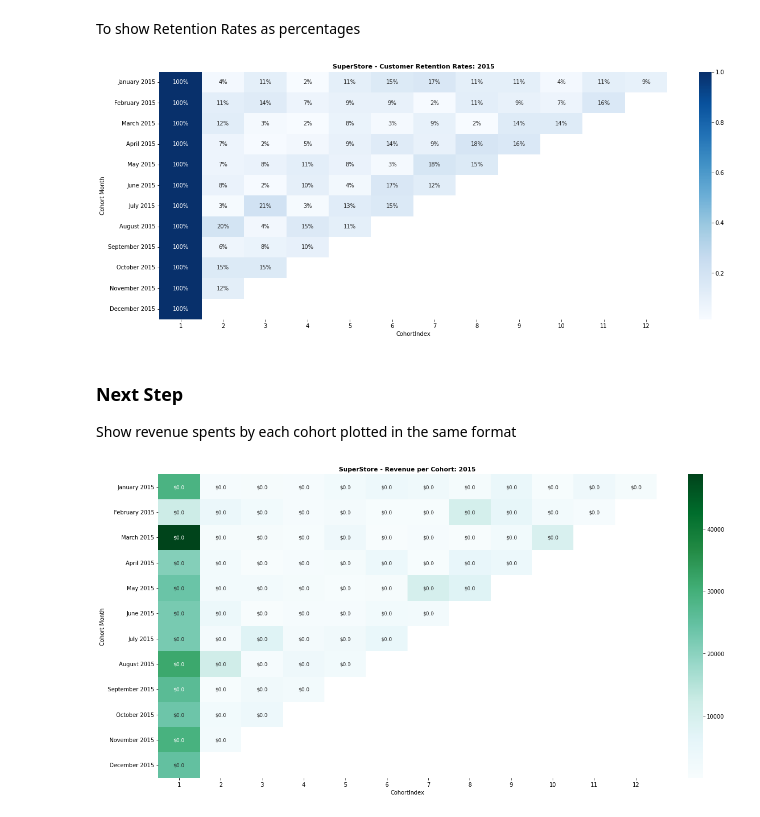
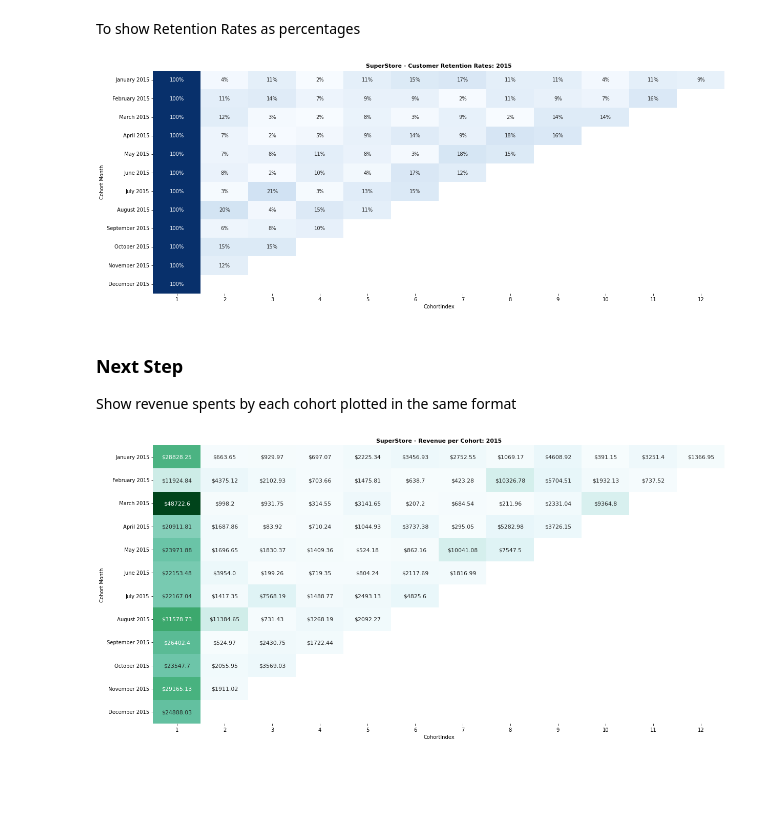
Before and after one commit to WayneNyariroh/customer-retention_cohortAnalysis, a Jupyter notebook: RetentionAnalysis.ipynb, the cells around one changed output. Saved outputs shown, nothing was run; the diff lists cells and outputs as text; code cells hidden in the pictures; blank space fills up the shorter version.

```diff
--- a/RetentionAnalysis.ipynb
+++ b/RetentionAnalysis.ipynb
@@ -319,12 +319,12 @@ To show Retention Rates as percentages
 # %%
 retention_rates_2015 = cohort_table_2015.divide(cohort_table_2015.iloc[:,0], axis=0) #divide each row by the first row aka month 1, add fmt='.0%' to plot attributes
 
 plt.figure(figsize=(20,8))
 plt.title('SuperStore - Customer Retention Rates: 2015',fontsize=11, fontweight='bold')
-sns.heatmap(retention_rates_2015, annot=True, cmap='Blues', fmt='.0%')
+sns.heatmap(retention_rates_2015, annot=True, cmap='Blues', fmt='.0%', cbar=False)
 plt.show()
 # %% [output]
-[figure, old version]
+[figure, new version]
 # %% [markdown]
 ### Next Step
 
@@ -335,18 +335,17 @@ revenue_table_2015 = revenue_cohort_df.pivot(index='Cohort Month', columns=['Coh
 
 revenue_table_2015.index = revenue_table_2015.index.strftime('%B %Y')
 
-
 plt.figure(figsize=(20,10))
 plt.title('SuperStore - Revenue per Cohort: 2015',fontsize=11, fontweight='bold')
-heatmap = sns.heatmap(revenue_table_2015, annot=True, annot_kws={"size":9}, cmap='BuGn', fmt='.2f')
-
+heatmap = sns.heatmap(revenue_table_2015, annot=True, annot_kws={"size":11}, cmap='BuGn', fmt='.2f', cbar=False)
+#added after, to show currency symbol in the annotations
 for t in heatmap.texts:
     current_text = t.get_text()
-    text_transform = (lambda x: f"${x//1000000000}")
+    text_transform = (lambda x: f"${x}")
     t.set_text(text_transform(float(current_text)))
 
 plt.show()
 # %% [output]
-[figure, old version]
+[figure, new version]
 # %%
 revenue_table_2015
```
Also changed, not shown: parts of 4 cells of this notebook.
